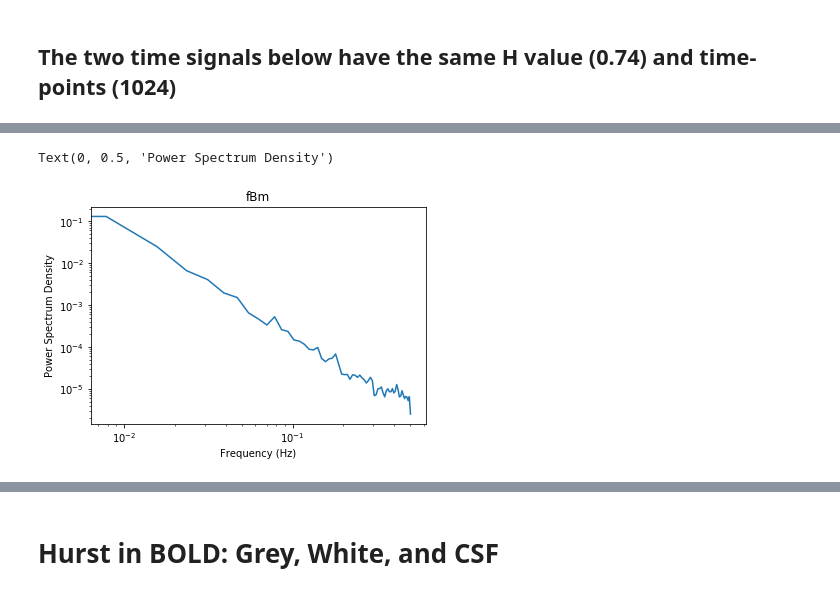
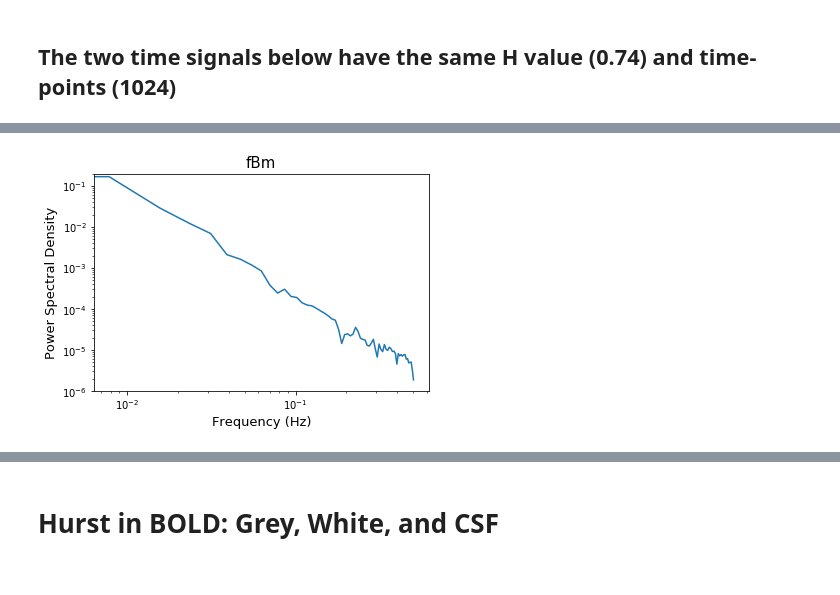
Before and after one commit to WeberLab/FractalDimension, a Jupyter notebook: Jupyter_Notebooks/Figures for Literature Review.ipynb, the cells around one changed output, grey strips where cells are left out. Saved outputs shown, nothing was run; the diff lists cells and outputs as text; code cells hidden in the pictures.

```diff
--- a/Jupyter_Notebooks/Figures for Literature Review.ipynb
+++ b/Jupyter_Notebooks/Figures for Literature Review.ipynb
@@ -133,14 +147,16 @@ H = 0.745
 # %%
 nperseg_fbm = math.floor(len(fbm_sample)/8)
 noverlap_fbm = math.floor(nperseg_fbm/2)
 wfbm = welch(fbm_sample, fs = 1, nperseg = nperseg_fbm, noverlap = noverlap_fbm)
+axes = plt.gca()
+axes.set_ylim([0.000001,0.2])
 plt.loglog(wfbm[0],wfbm[1])
-plt.title('fBm')
-plt.xlabel('Frequency (Hz)')
-plt.ylabel('Power Spectrum Density')
+plt.title('fBm', fontsize=15)
+plt.xlabel('Frequency (Hz)', fontsize=13)
+plt.ylabel('Power Spectral Density', fontsize=13)
+plt.savefig('fBmPSD.png', dpi=300, bbox_inches='tight' )
 # %% [output]
-Text(0, 0.5, 'Power Spectrum Density')
-[figure, old version]
+[figure, new version]
 # %%
 xfbm = np.log10(wfbm[0])[1:].reshape((-1, 1))
 yfbm = np.log10(wfbm[1])[1:]
```
Also changed, not shown: parts of 17 cells of this notebook, 3 other files.
